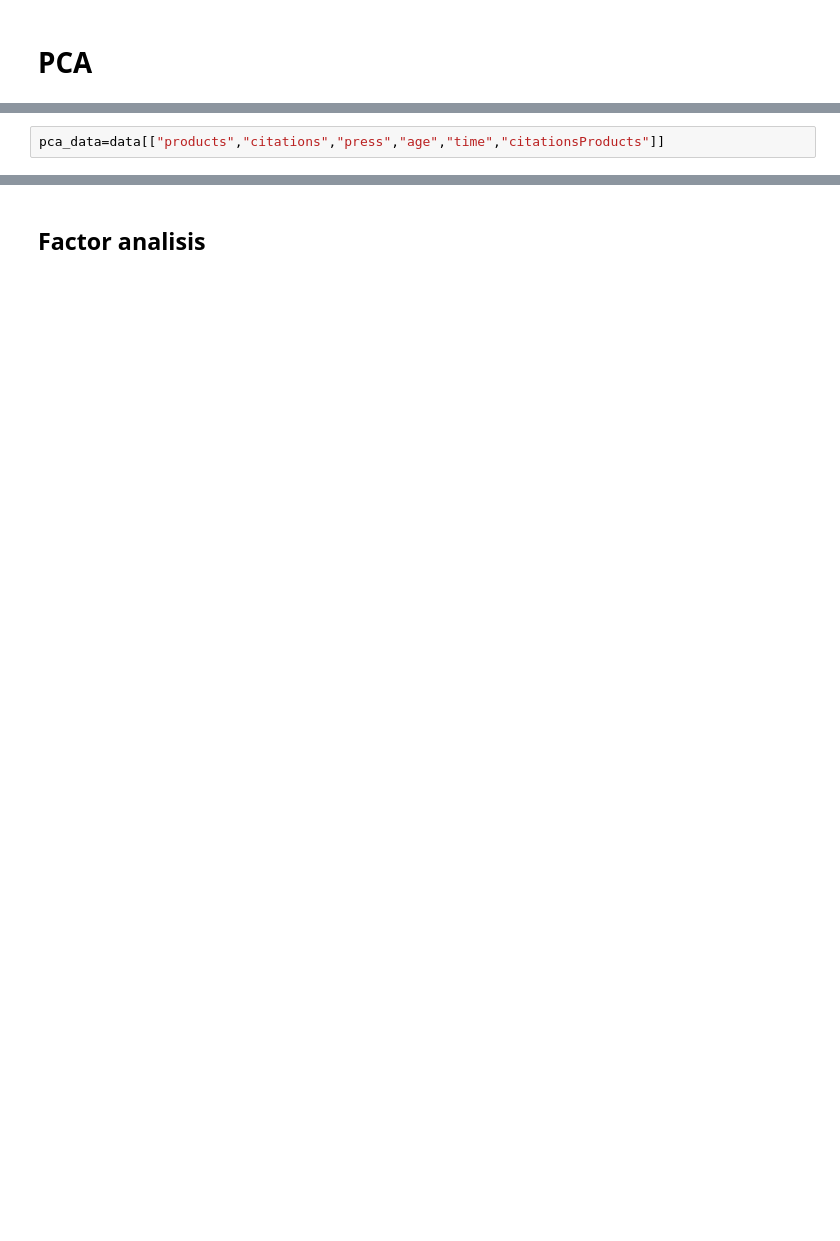
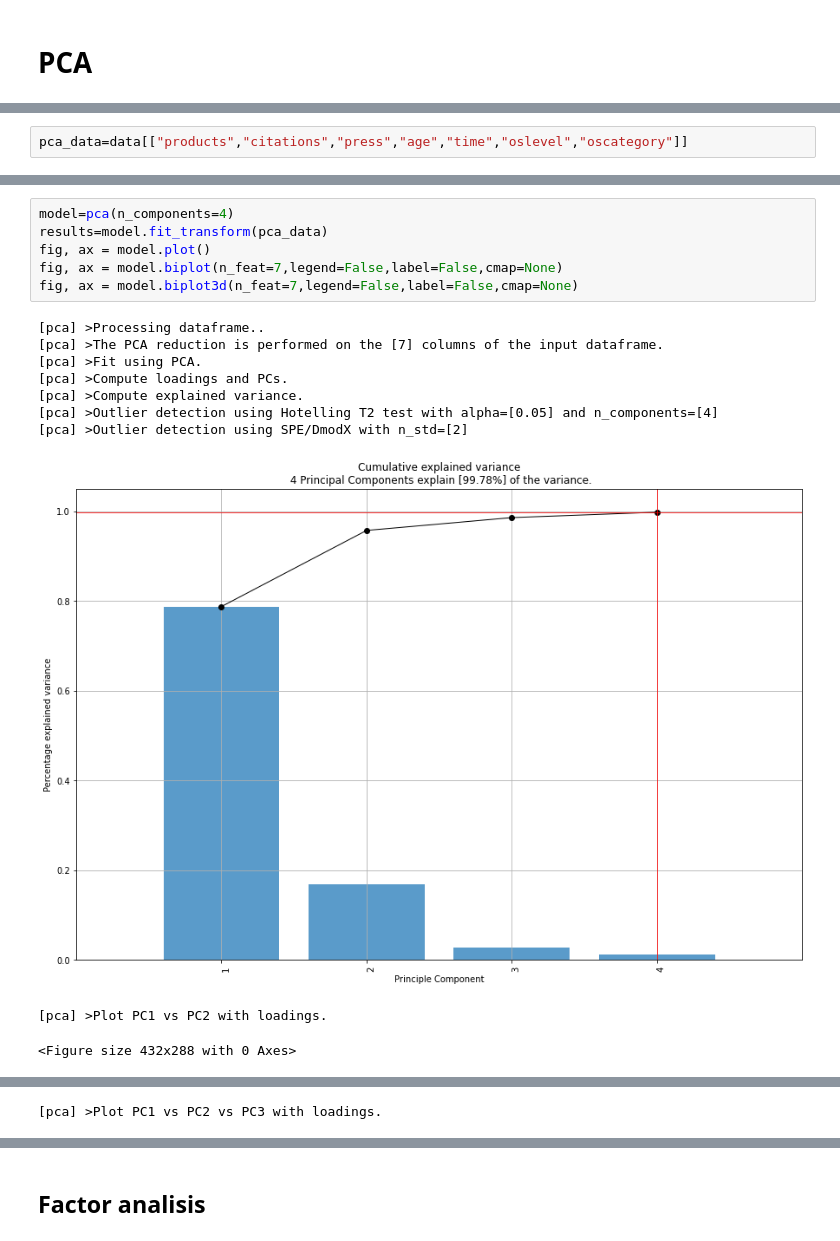
Before and after one commit to muzgash/masters, a Jupyter notebook: multivariate_statistics/Session_1.ipynb, the cells around one changed output, grey strips where cells are left out. Cells and saved outputs as stored; diff of their text form; blank space fills up the shorter version.

```diff
--- a/multivariate_statistics/Session_1.ipynb
+++ b/multivariate_statistics/Session_1.ipynb
@@ -75,2 +83,2 @@ data.describe()
 # %%
-pca_data=data[["products","citations","press","age","time","citationsProducts"]]
+pca_data=data[["products","citations","press","age","time","oslevel","oscategory"]]
@@ -106,0 +107,17 @@ fig, ax = model.biplot(n_feat=3,legend=False)
+# %%
+model=pca(n_components=4)
+results=model.fit_transform(pca_data)
+fig, ax = model.plot()
+fig, ax = model.biplot(n_feat=7,legend=False,label=False,cmap=None)
+fig, ax = model.biplot3d(n_feat=7,legend=False,label=False,cmap=None)
+# %% [output]
+[pca] >Processing dataframe..
+[pca] >The PCA reduction is performed on the [7] columns of the input dataframe.
+[pca] >Fit using PCA.
+[pca] >Compute loadings and PCs.
+[pca] >Compute explained variance.
+[pca] >Outlier detection using Hotelling T2 test with alpha=[0.05] and n_components=[4]
+[pca] >Outlier detection using SPE/DmodX with n_std=[2]
+[figure, added]
+[pca] >Plot PC1 vs PC2 with loadings.
+<Figure size 432x288 with 0 Axes>
@@ -106,0 +125 @@ fig, ax = model.biplot(n_feat=3,legend=False)
+[pca] >Plot PC1 vs PC2 vs PC3 with loadings.
```
Also changed, not shown: parts of 37 cells of this notebook, 1 other file.
